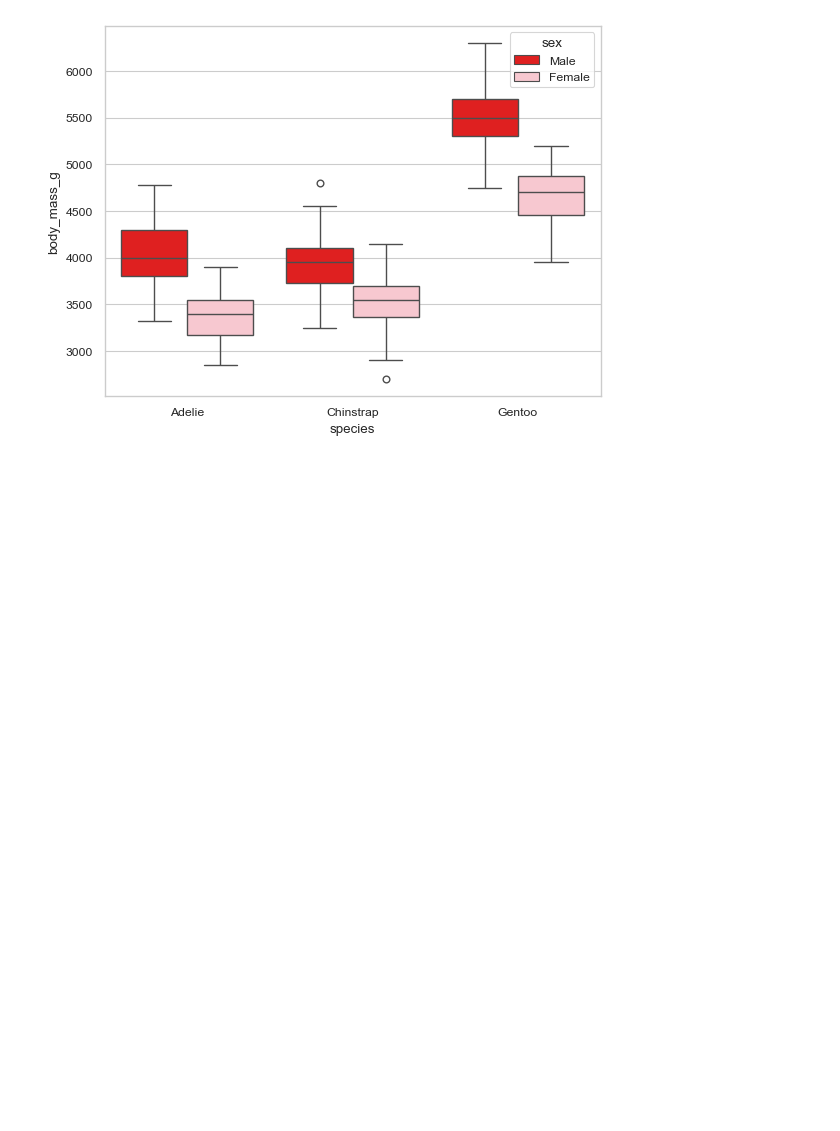
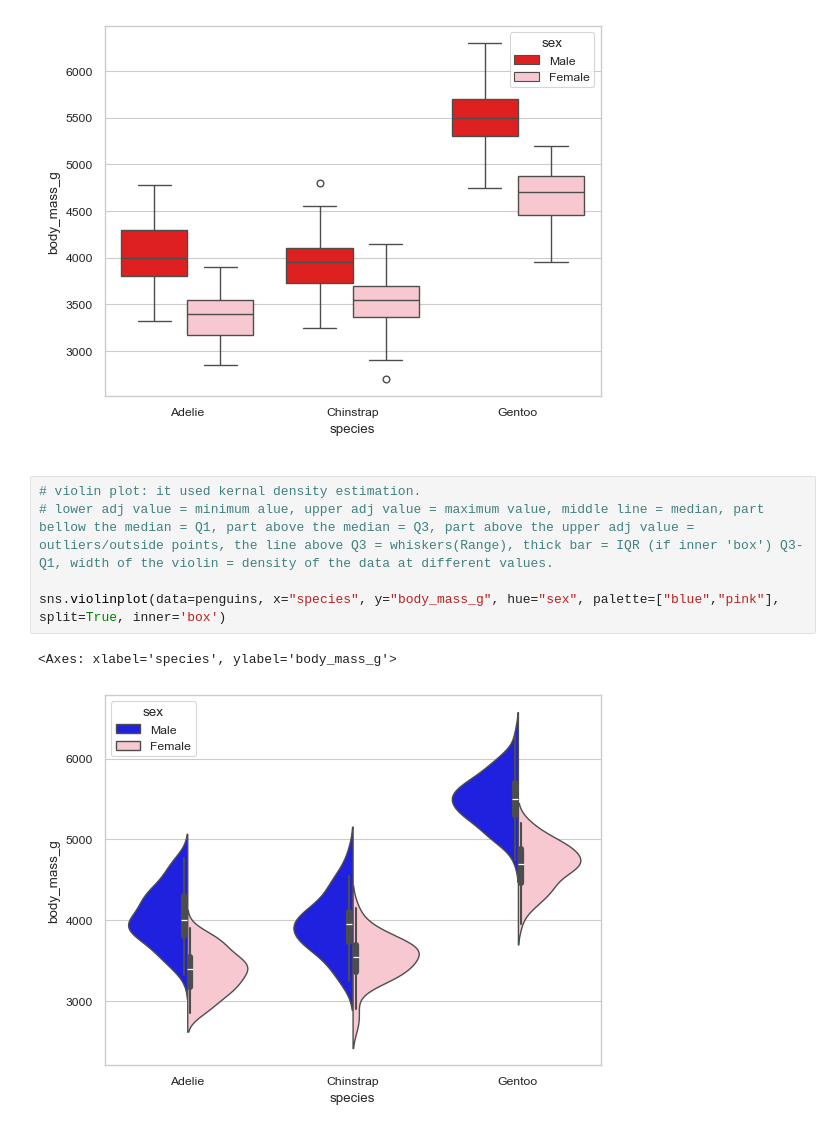
Before and after one commit to tanishachokshi/Seaborn, a Jupyter notebook: plots.ipynb, the cells around one changed output. Drawn from its saved outputs; the diff is of its cells as text; blank space fills up the shorter version.

```diff
--- a/plots.ipynb
+++ b/plots.ipynb
@@ -174,3 +174,13 @@ sns.boxplot(data=penguins, x="species", y="body_mass_g", hue="sex", palette=["re
 # %% [output]
 <Axes: xlabel='species', ylabel='body_mass_g'>
 [figure]
+# %% [markdown]
+<!-- View violin plot with explanation:  ![alt text](image-1.png) -->
+# %%
+# violin plot: it used kernal density estimation.
+# lower adj value = minimum alue, upper adj value = maximum value, middle line = median, part bellow the median = Q1, part above the median = Q3, part above the upper adj value = outliers/outside points, the line above Q3 = whiskers(Range), thick bar = IQR (if inner 'box') Q3-Q1, width of the violin = density of the data at different values.
+
+sns.violinplot(data=penguins, x="species", y="body_mass_g", hue="sex", palette=["blue","pink"], split=True, inner='box')
+# %% [output]
+<Axes: xlabel='species', ylabel='body_mass_g'>
+[figure, added]
```
Also changed, not shown: parts of 9 cells of this notebook.
